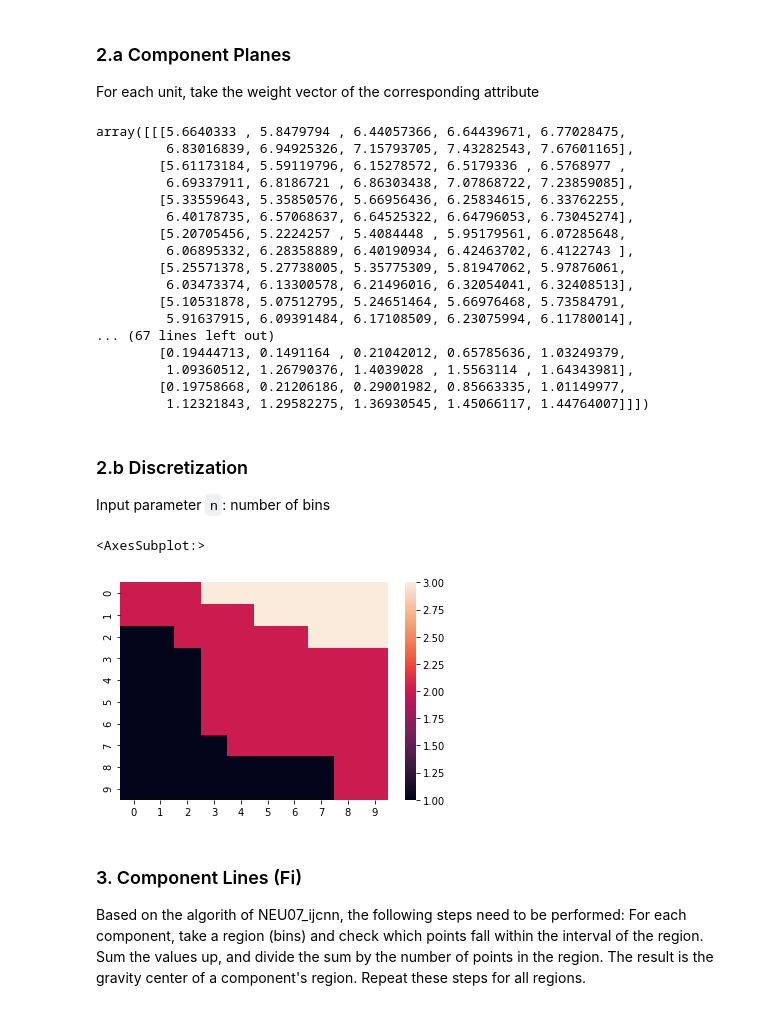
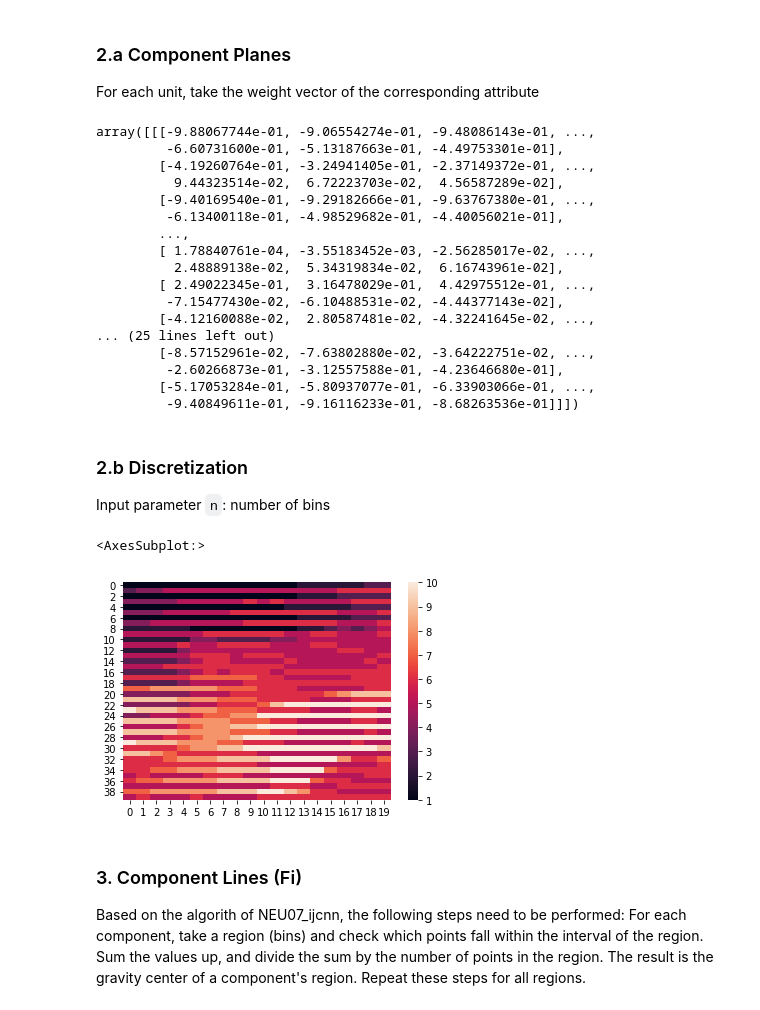
Before and after one commit to filipLoisel/SOS, a Jupyter notebook: UE3/src/main.ipynb, the cells around one changed output. Saved outputs shown, nothing was run; the diff lists cells and outputs as text; code cells hidden in the pictures.

```diff
--- a/UE3/src/main.ipynb
+++ b/UE3/src/main.ipynb
@@ -10,8 +10,8 @@ import seaborn as sns
 # %%
 from SOMToolBoxParser import SOMToolBoxParser
 
-input_vectors = SOMToolBoxParser("datasets/iris/iris.vec").read_weight_file()
-weight_vectors = SOMToolBoxParser("datasets/iris/iris.wgt.gz").read_weight_file()
+input_vectors = SOMToolBoxParser("datasets/chainlink/chainlink.vec").read_weight_file()
+weight_vectors = SOMToolBoxParser("datasets/chainlink/chainlink_small.wgt.gz").read_weight_file()
 # %% [markdown]
 ### 2.a Component Planes
 
@@ -24,40 +24,40 @@ component_planes = np.array([weight_vectors['arr'][:, i] for i in range(weight_v
     weight_vectors['vec_dim'], weight_vectors['xdim'], weight_vectors['ydim'])
 component_planes
 # %% [output]
-array([[[5.6640333 , 5.8479794 , 6.44057366, 6.64439671, 6.77028475,
-         6.83016839, 6.94925326, 7.15793705, 7.43282543, 7.67601165],
-        [5.61173184, 5.59119796, 6.15278572, 6.5179336 , 6.5768977 ,
-         6.69337911, 6.8186721 , 6.86303438, 7.07868722, 7.23859085],
-        [5.33559643, 5.35850576, 5.66956436, 6.25834615, 6.33762255,
-         6.40178735, 6.57068637, 6.64525322, 6.64796053, 6.73045274],
-        [5.20705456, 5.2224257 , 5.4084448 , 5.95179561, 6.07285648,
-         6.06895332, 6.28358889, 6.40190934, 6.42463702, 6.4122743 ],
-        [5.25571378, 5.27738005, 5.35775309, 5.81947062, 5.97876061,
-         6.03473374, 6.13300578, 6.21496016, 6.32054041, 6.32408513],
-        [5.10531878, 5.07512795, 5.24651464, 5.66976468, 5.73584791,
-         5.91637915, 6.09391484, 6.17108509, 6.23075994, 6.11780014],
-... (67 lines left out)
-        [0.19444713, 0.1491164 , 0.21042012, 0.65785636, 1.03249379,
-         1.09360512, 1.26790376, 1.4039028 , 1.5563114 , 1.64343981],
-        [0.19758668, 0.21206186, 0.29001982, 0.85663335, 1.01149977,
-         1.12321843, 1.29582275, 1.36930545, 1.45066117, 1.44764007]]])
+array([[[-9.88067744e-01, -9.06554274e-01, -9.48086143e-01, ...,
+         -6.60731600e-01, -5.13187663e-01, -4.49753301e-01],
+        [-4.19260764e-01, -3.24941405e-01, -2.37149372e-01, ...,
+          9.44323514e-02,  6.72223703e-02,  4.56587289e-02],
+        [-9.40169540e-01, -9.29182666e-01, -9.63767380e-01, ...,
+         -6.13400118e-01, -4.98529682e-01, -4.40056021e-01],
+        ...,
+        [ 1.78840761e-04, -3.55183452e-03, -2.56285017e-02, ...,
+          2.48889138e-02,  5.34319834e-02,  6.16743961e-02],
+        [ 2.49022345e-01,  3.16478029e-01,  4.42975512e-01, ...,
+         -7.15477430e-02, -6.10488531e-02, -4.44377143e-02],
+        [-4.12160088e-02,  2.80587481e-02, -4.32241645e-02, ...,
+... (25 lines left out)
+        [-8.57152961e-02, -7.63802880e-02, -3.64222751e-02, ...,
+         -2.60266873e-01, -3.12557588e-01, -4.23646680e-01],
+        [-5.17053284e-01, -5.80937077e-01, -6.33903066e-01, ...,
+         -9.40849611e-01, -9.16116233e-01, -8.68263536e-01]]])
 # %% [markdown]
 ### 2.b Discretization
 
 Input parameter `n`: number of bins
 # %%
-n = 3
+n = 10
 discretized_planes = []
 
 for component_plane in component_planes:
     bins = np.linspace(component_plane.min(), component_plane.max(), n, False)
     discretized_plane = np.digitize(component_plane, bins)
     discretized_planes.append(discretized_plane)
 
 sns.heatmap(discretized_planes[0])
 # %% [output]
 <AxesSubplot:>
-[figure, old version]
+[figure, new version]
 # %% [markdown]
 ### 3. Component Lines (Fi)
 
```
Also changed, not shown: parts of 2 cells of this notebook.
